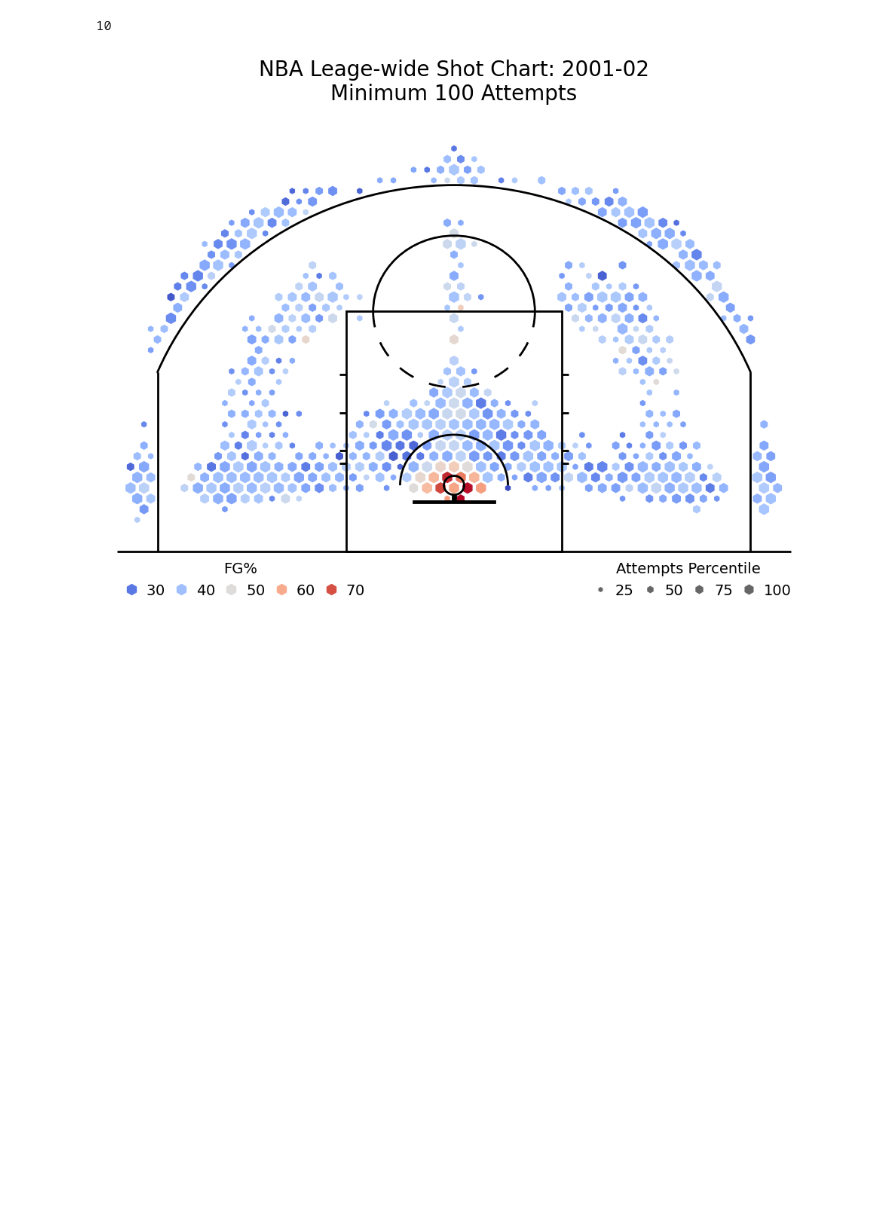
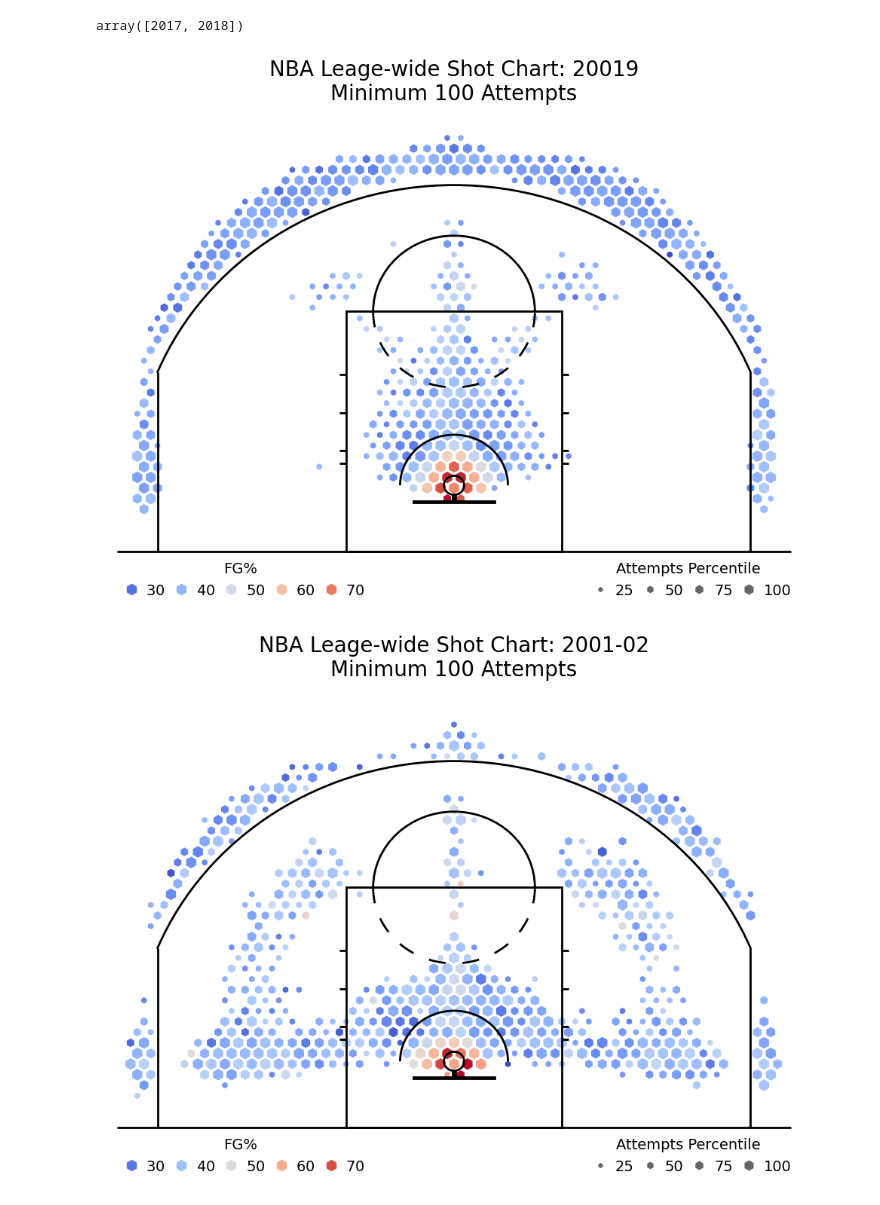
Before and after one commit to AmosRM/streamlitapp, a Jupyter notebook: NBAshotchart/GetSeasonsData.ipynb, the cells around one changed output. Saved outputs shown, nothing was run; the diff lists cells and outputs as text; code cells hidden in the pictures; blank space fills up the shorter version.

```diff
--- a/NBAshotchart/GetSeasonsData.ipynb
+++ b/NBAshotchart/GetSeasonsData.ipynb
@@ -9,0 +27,3 @@ seasons2 = '2010-11','2011-12','2012-13','2013-14','2014-15','2015-16','2016-17'
+# %%
+shots_2018 = get_league_shots('2009-10')
+pd.DataFrame(shots_2018).to_csv('shots_10.csv')
@@ -10,11 +43,16 @@ seasons2 = '2010-11','2011-12','2012-13','2013-14','2014-15','2015-16','2016-17'
+# %%
+year
+# %% [output]
+array([2017, 2018])
+# %%
+df = pd.read_csv('shots_18.csv')
+plots(shots_2018)
+# %% [output]
+[figure, added]
 # %%
 shots = {s: get_league_shots(s) for s in seasons}
 # %%
 shots2 = {d: get_league_shots(d) for d in seasons2}
-# %%
-len(seasons)
-# %% [output]
-10
 # %%
 season = seasons[1]
 threshold = 100
```
Also changed, not shown: parts of 9 cells of this notebook, 1 other file.
